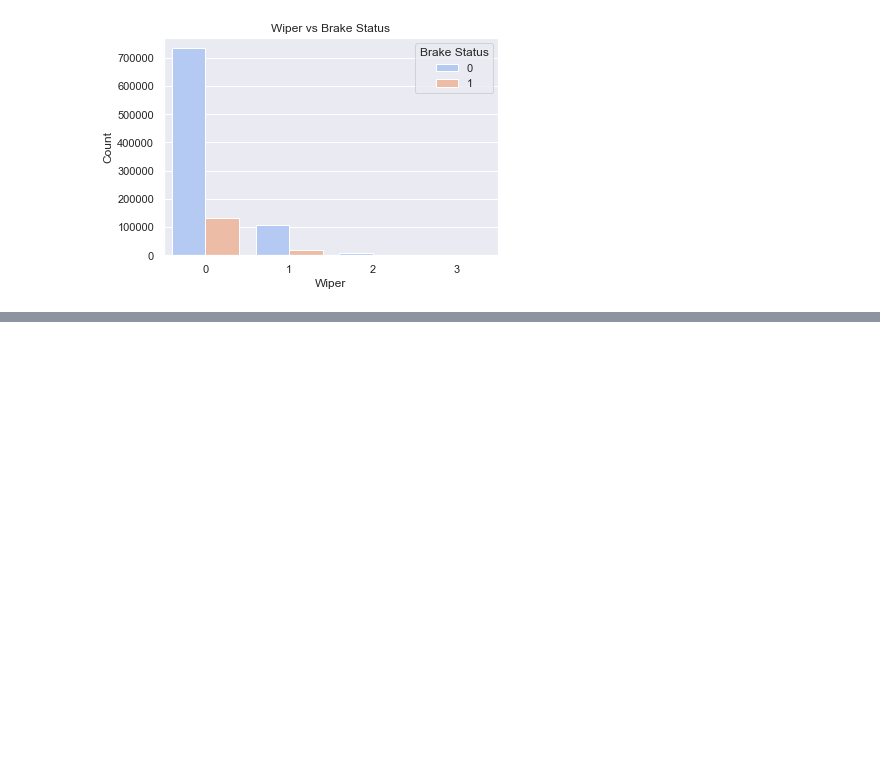
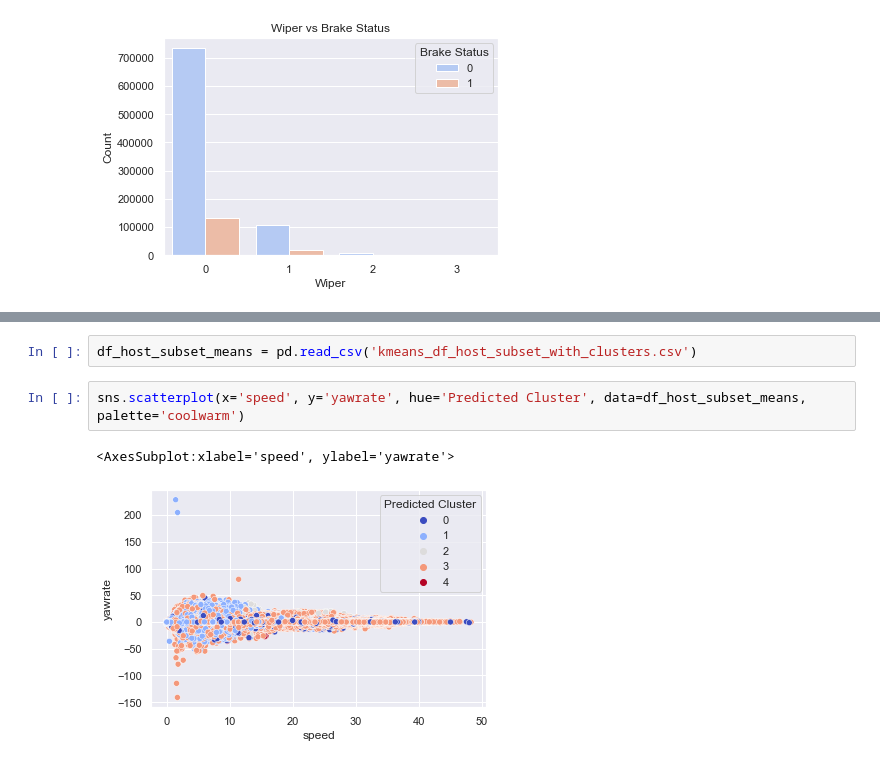
Before and after one commit to caroline-eggett/honda-interaction-analysis-hackathon, a Jupyter notebook: c_explore_host.ipynb, the cells around one changed output, grey strips where cells are left out. Cells and saved outputs as stored; diff of their text form; blank space fills up the shorter version.

Commit message:
KMeans Analysis

```diff
--- a/c_explore_host.ipynb
+++ b/c_explore_host.ipynb
@@ -141,0 +150,7 @@ plt.legend(title='Brake Status')
+# %%
+df_host_subset_means = pd.read_csv('kmeans_df_host_subset_with_clusters.csv')
+# %%
+sns.scatterplot(x='speed', y='yawrate', hue='Predicted Cluster', data=df_host_subset_means, palette='coolwarm')
+# %% [output]
+<AxesSubplot:xlabel='speed', ylabel='yawrate'>
+[figure, added]
```
Also changed, not shown: parts of 2 cells of this notebook, 4 other files.
